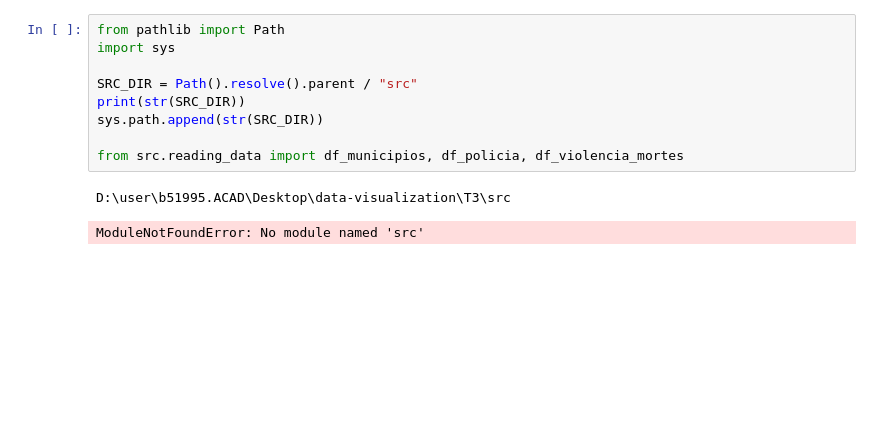
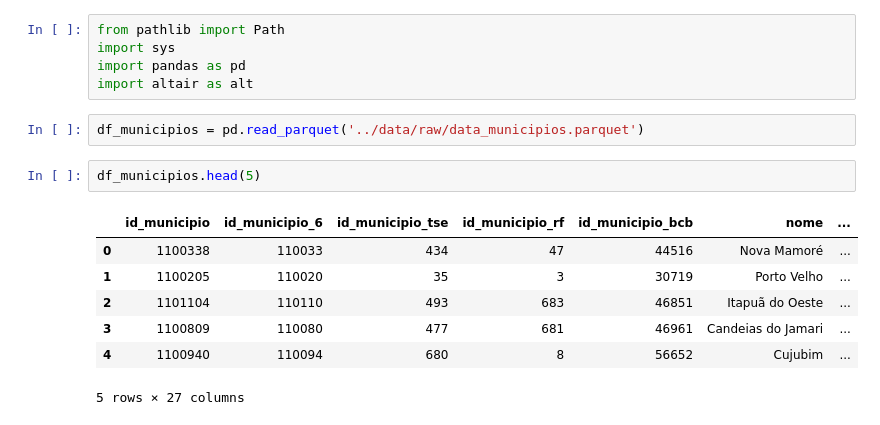
Before and after one commit to ddanieldma/data-visualization, a Jupyter notebook: T3/notebooks/transforming_data.ipynb, the cells around one changed output. Saved outputs shown, nothing was run; the diff lists cells and outputs as text; blank space fills up the shorter version.

Commit message:
continue transformations and rename oi->transforming_data

```diff
--- a/T3/notebooks/transforming_data.ipynb
+++ b/T3/notebooks/transforming_data.ipynb
@@ -1,12 +1,17 @@
-# %%
-from pathlib import Path
-import sys
-
-SRC_DIR = Path().resolve().parent / "src"
-print(str(SRC_DIR))
-sys.path.append(str(SRC_DIR))
-
-from src.reading_data import df_municipios, df_policia, df_violencia_mortes
-# %% [output]
-D:\user\b51995.ACAD\Desktop\data-visualization\T3\src
-ModuleNotFoundError: No module named 'src'
+# %%
+from pathlib import Path
+import sys
+import pandas as pd
+import altair as alt
+# %%
+df_municipios = pd.read_parquet('../data/raw/data_municipios.parquet')
+# %%
+df_municipios.head(5)
+# %% [output]
+|  | id_municipio | id_municipio_6 | id_municipio_tse | id_municipio_rf | id_municipio_bcb | nome | ... |
+| 0 | 1100338 | 110033 | 434 | 47 | 44516 | Nova Mamoré | ... |
+| 1 | 1100205 | 110020 | 35 | 3 | 30719 | Porto Velho | ... |
+| 2 | 1101104 | 110110 | 493 | 683 | 46851 | Itapuã do Oeste | ... |
+| 3 | 1100809 | 110080 | 477 | 681 | 46961 | Candeias do Jamari | ... |
+| 4 | 1100940 | 110094 | 680 | 8 | 56652 | Cujubim | ... |
+5 rows × 27 columns
```
Also changed, not shown: parts of 13 cells of this notebook, 1 other file.
